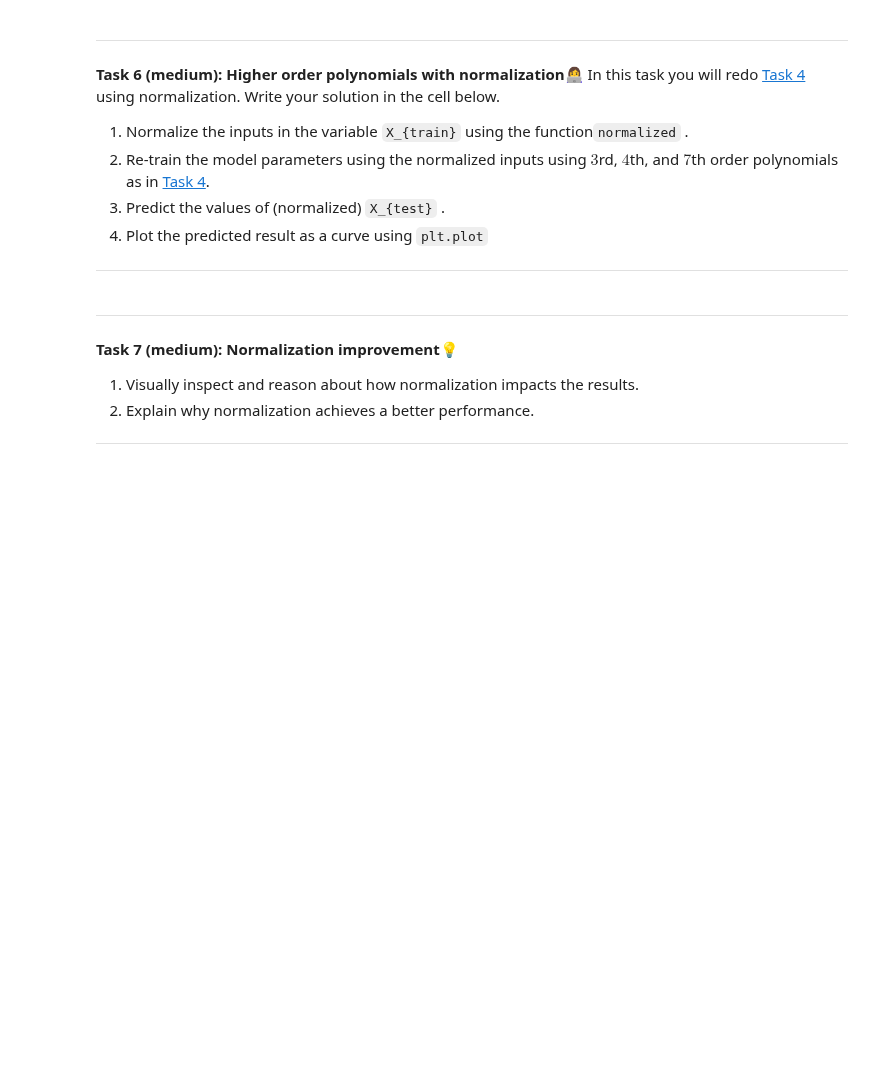
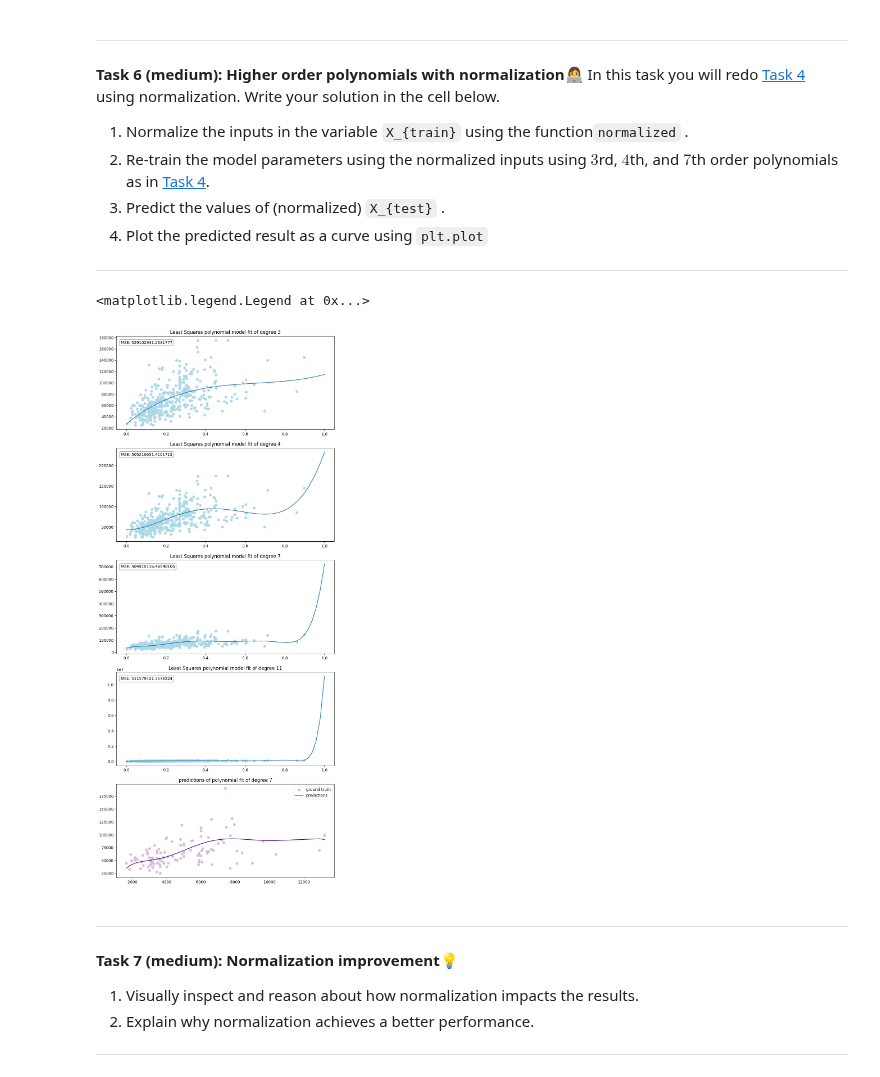
Before and after one commit to Mie-Jonasson/ComputerScienceMasters, a Jupyter notebook: IntroductionToMachineLearning/Exercises/W07/01-polynomial_regression.ipynb, the cells around one changed output. Saved outputs shown, nothing was run; the diff lists cells and outputs as text; code cells hidden in the pictures; blank space fills up the shorter version.

```diff
--- a/IntroductionToMachineLearning/Exercises/W07/01-polynomial_regression.ipynb
+++ b/IntroductionToMachineLearning/Exercises/W07/01-polynomial_regression.ipynb
@@ -234,18 +305,38 @@ In this task you will redo [Task 4](#learn) using normalization. Write your solu
 ---
 # %%
 # (1) Normalize the inputs
+X_train_norm = normalized(X_train)
+X_test_norm = normalized(X_test)
 
 # (2) Learn parameters and predict y-values
+degrees = [3, 4, 7, 11]
+fig, axes = plt.subplots(len(degrees)+1, 1, figsize=(10,(len(degrees)+1)*5))
+props = dict(boxstyle='round', facecolor='honeydew', alpha=0.5)
+results_norm = dict()
+values = np.linspace(0, 1, 50)
+for i, n in enumerate(degrees):
+    ds = train(X_train_norm, y_train, n)
+    axes[i].plot(values, predict(values, ds))
+    axes[i].scatter(X_train_norm, y_train, color='lightblue')
+    axes[i].set_title(f"Least Squares polynomial model fit of degree {n}")
+    axes[i].text(0.02, 0.95, f"MSE: {Eval().mse(y_test, predict(X_test_norm, ds))}", transform=axes[i].transAxes, fontsize=10,
+        verticalalignment='top', bbox=props)
+    results_norm[n] = (ds, Eval().mse(y_test, predict(X_test_norm, ds)))
 
+y_predicted = predict(X_test_norm, results_norm[7][0])
 # Sort X_test and corresponding y_predicted for a smooth plot
 sorted_indices = np.argsort(X_test)
 X_test_sorted = X_test[sorted_indices]
 y_predicted_sorted = y_predicted[sorted_indices]
 
 # (3) Plot predicted values
-plt.scatter(X_test, y_test, c="g")
-plt.plot(X_test_sorted, y_predicted_sorted, "r")  # Sorted for a clean plot
-plt.show()
+axes[-1].scatter(X_test, y_test, c="thistle", label="ground truth")
+axes[-1].plot(X_test_sorted, y_predicted_sorted, "indigo", label="predictions")  # Sorted for a clean plot
+axes[-1].set_title("predictions of polynomial fit of degree 7")
+axes[-1].legend()
+# %% [output]
+<matplotlib.legend.Legend at 0x...>
+[figure, added]
 # %% [markdown]
 
 ---
```
Also changed, not shown: parts of 15 cells of this notebook, 1 other file.
